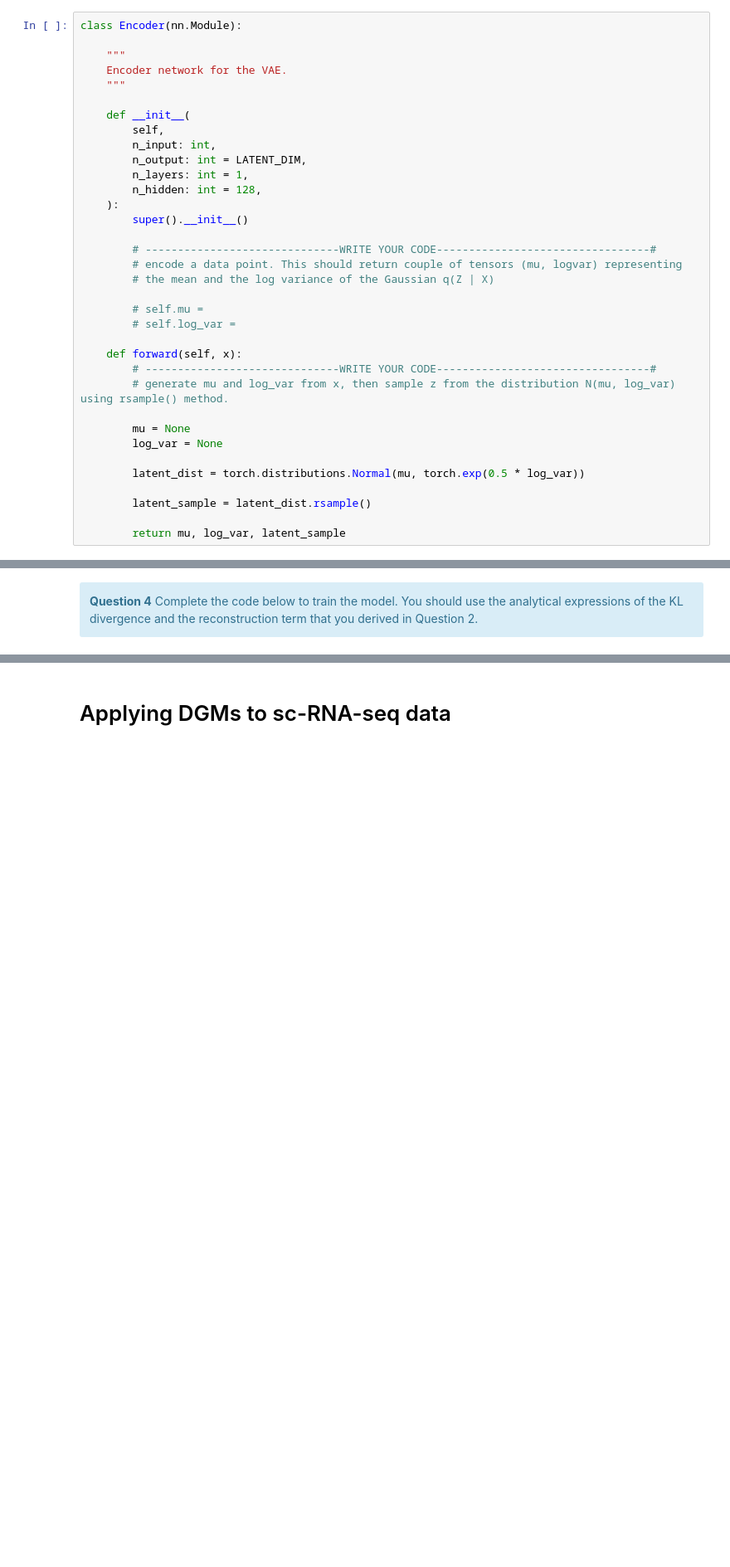
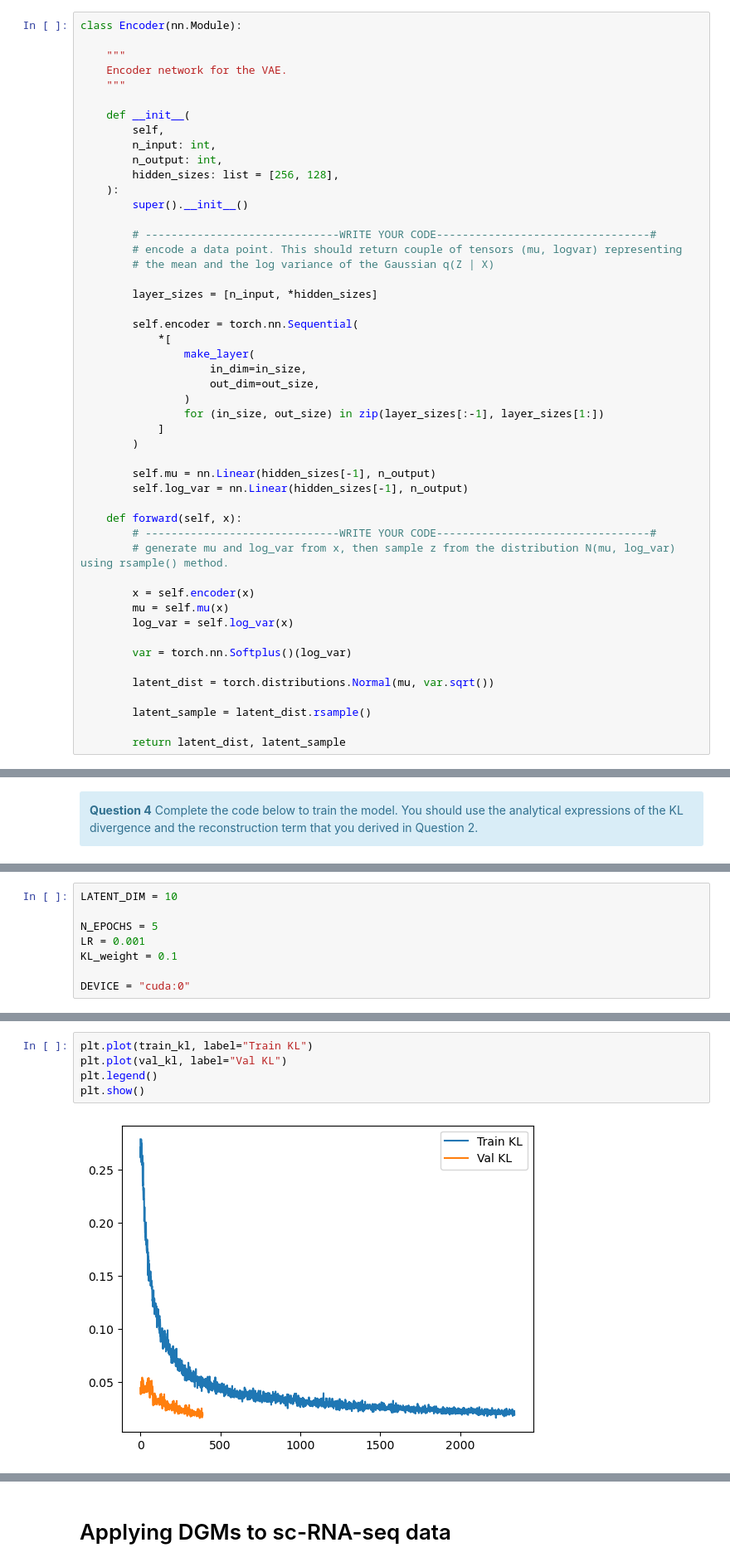
Before and after one commit to ai-hub-weizmann/ex-vae, a Jupyter notebook: vae.ipynb, the cells around one changed output, grey strips where cells are left out. Shown at 83% size. Cells and saved outputs as stored; diff of their text form; blank space fills up the shorter version.

```diff
--- a/vae.ipynb
+++ b/vae.ipynb
@@ -219,9 +252,8 @@ class Encoder(nn.Module):
     def __init__(
         self,
         n_input: int,
-        n_output: int = LATENT_DIM,
-        n_layers: int = 1,
-        n_hidden: int = 128,
+        n_output: int,
+        hidden_sizes: list = [256, 128],
     ):
         super().__init__()
 
@@ -229,21 +261,36 @@ class Encoder(nn.Module):
         # encode a data point. This should return couple of tensors (mu, logvar) representing
         # the mean and the log variance of the Gaussian q(Z | X)
 
-        # self.mu =
-        # self.log_var =
+        layer_sizes = [n_input, *hidden_sizes]
+
+        self.encoder = torch.nn.Sequential(
+            *[
+                make_layer(
+                    in_dim=in_size,
+                    out_dim=out_size,
+                )
+                for (in_size, out_size) in zip(layer_sizes[:-1], layer_sizes[1:])
+            ]
+        )
+
+        self.mu = nn.Linear(hidden_sizes[-1], n_output)
+        self.log_var = nn.Linear(hidden_sizes[-1], n_output)
 
     def forward(self, x):
         # ------------------------------WRITE YOUR CODE---------------------------------#
         # generate mu and log_var from x, then sample z from the distribution N(mu, log_var) using rsample() method.
 
-        mu = None
-        log_var = None
+        x = self.encoder(x)
+        mu = self.mu(x)
+        log_var = self.log_var(x)
 
-        latent_dist = torch.distributions.Normal(mu, torch.exp(0.5 * log_var))
+        var = torch.nn.Softplus()(log_var)
+
+        latent_dist = torch.distributions.Normal(mu, var.sqrt())
 
         latent_sample = latent_dist.rsample()
 
-        return mu, log_var, latent_sample
+        return latent_dist, latent_sample
 # %%
 class Decoder(nn.Module):
 
@@ -328,0 +407,8 @@ for epoch in range(N_EPOCHS):
+# %%
+LATENT_DIM = 10
+
+N_EPOCHS = 5
+LR = 0.001
+KL_weight = 0.1
+
+DEVICE = "cuda:0"
@@ -328,0 +501,7 @@ for epoch in range(N_EPOCHS):
+# %%
+plt.plot(train_kl, label="Train KL")
+plt.plot(val_kl, label="Val KL")
+plt.legend()
+plt.show()
+# %% [output]
+[figure, added]
```
Also changed, not shown: parts of 29 cells of this notebook, 1 other file.
